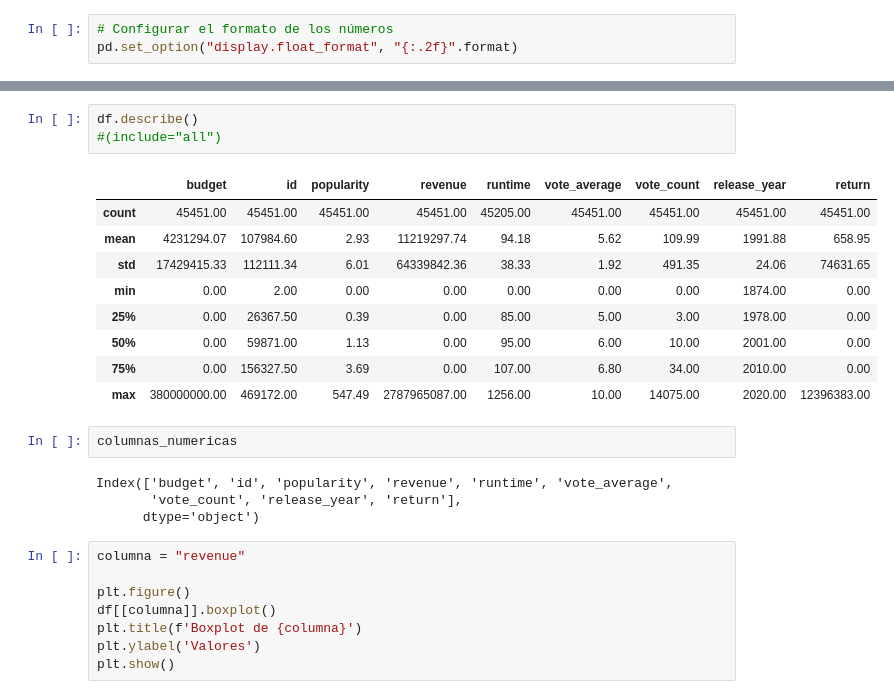
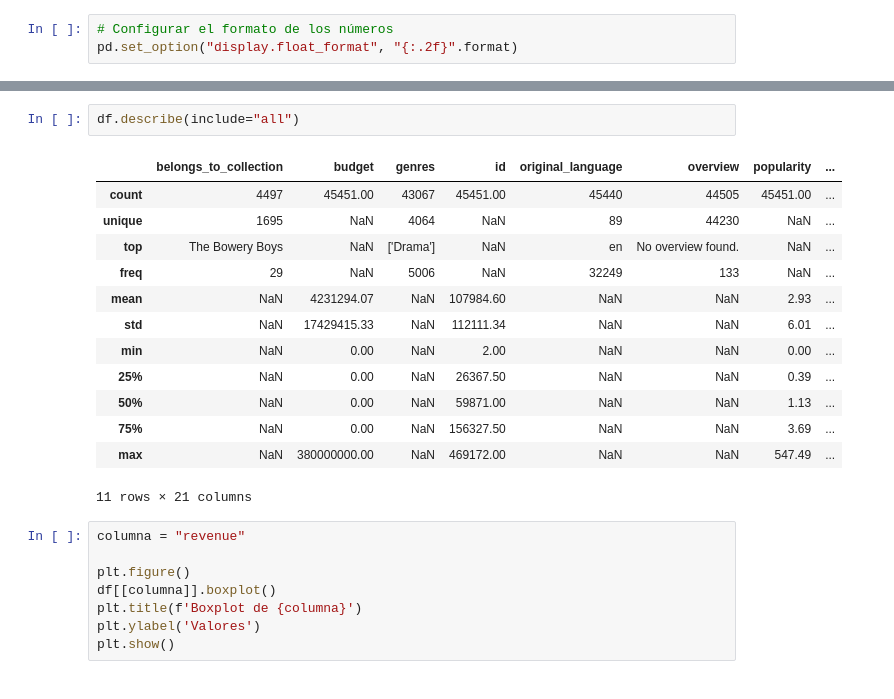
Before and after one commit to aseba10/Proyecto_Individual_1_Henry, a Jupyter notebook: EDA.ipynb, the cells around one changed output, grey strips where cells are left out. Cells and saved outputs as stored; diff of their text form.

```diff
--- a/EDA.ipynb
+++ b/EDA.ipynb
@@ -12,22 +32,19 @@ pd.set_option("display.float_format", "{:.2f}".format)
 # %%
-df.describe()
-#(include="all")
+df.describe(include="all")
 # %% [output]
-|  | budget | id | popularity | revenue | runtime | vote_average | vote_count | release_year | return |
-| count | 45451.00 | 45451.00 | 45451.00 | 45451.00 | 45205.00 | 45451.00 | 45451.00 | 45451.00 | 45451.00 |
-| mean | 4231294.07 | 107984.60 | 2.93 | 11219297.74 | 94.18 | 5.62 | 109.99 | 1991.88 | 658.95 |
-| std | 17429415.33 | 112111.34 | 6.01 | 64339842.36 | 38.33 | 1.92 | 491.35 | 24.06 | 74631.65 |
-| min | 0.00 | 2.00 | 0.00 | 0.00 | 0.00 | 0.00 | 0.00 | 1874.00 | 0.00 |
-| 25% | 0.00 | 26367.50 | 0.39 | 0.00 | 85.00 | 5.00 | 3.00 | 1978.00 | 0.00 |
-| 50% | 0.00 | 59871.00 | 1.13 | 0.00 | 95.00 | 6.00 | 10.00 | 2001.00 | 0.00 |
-| 75% | 0.00 | 156327.50 | 3.69 | 0.00 | 107.00 | 6.80 | 34.00 | 2010.00 | 0.00 |
-| max | 380000000.00 | 469172.00 | 547.49 | 2787965087.00 | 1256.00 | 10.00 | 14075.00 | 2020.00 | 12396383.00 |
+|  | belongs_to_collection | budget | genres | id | original_language | overview | popularity | ... |
+| count | 4497 | 45451.00 | 43067 | 45451.00 | 45440 | 44505 | 45451.00 | ... |
+| unique | 1695 | NaN | 4064 | NaN | 89 | 44230 | NaN | ... |
+| top | The Bowery Boys | NaN | ['Drama'] | NaN | en | No overview found. | NaN | ... |
+| freq | 29 | NaN | 5006 | NaN | 32249 | 133 | NaN | ... |
+| mean | NaN | 4231294.07 | NaN | 107984.60 | NaN | NaN | 2.93 | ... |
+| std | NaN | 17429415.33 | NaN | 112111.34 | NaN | NaN | 6.01 | ... |
+| min | NaN | 0.00 | NaN | 2.00 | NaN | NaN | 0.00 | ... |
+| 25% | NaN | 0.00 | NaN | 26367.50 | NaN | NaN | 0.39 | ... |
+| 50% | NaN | 0.00 | NaN | 59871.00 | NaN | NaN | 1.13 | ... |
+| 75% | NaN | 0.00 | NaN | 156327.50 | NaN | NaN | 3.69 | ... |
+| max | NaN | 380000000.00 | NaN | 469172.00 | NaN | NaN | 547.49 | ... |
+11 rows × 21 columns
-# %%
-columnas_numericas
-# %% [output]
-Index(['budget', 'id', 'popularity', 'revenue', 'runtime', 'vote_average',
-       'vote_count', 'release_year', 'return'],
-      dtype='object')
 # %%
 columna = "revenue"
 
```
Also changed, not shown: parts of 28 cells of this notebook, 2 other files.
